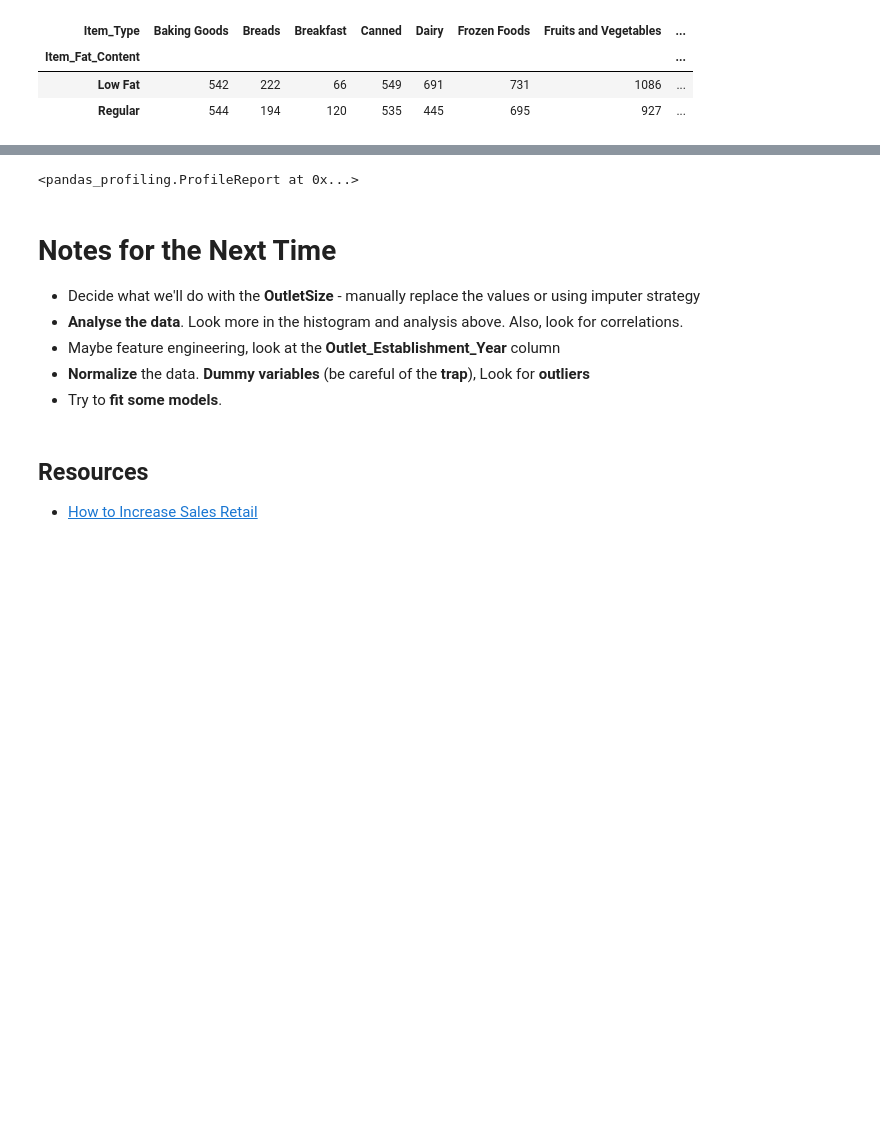
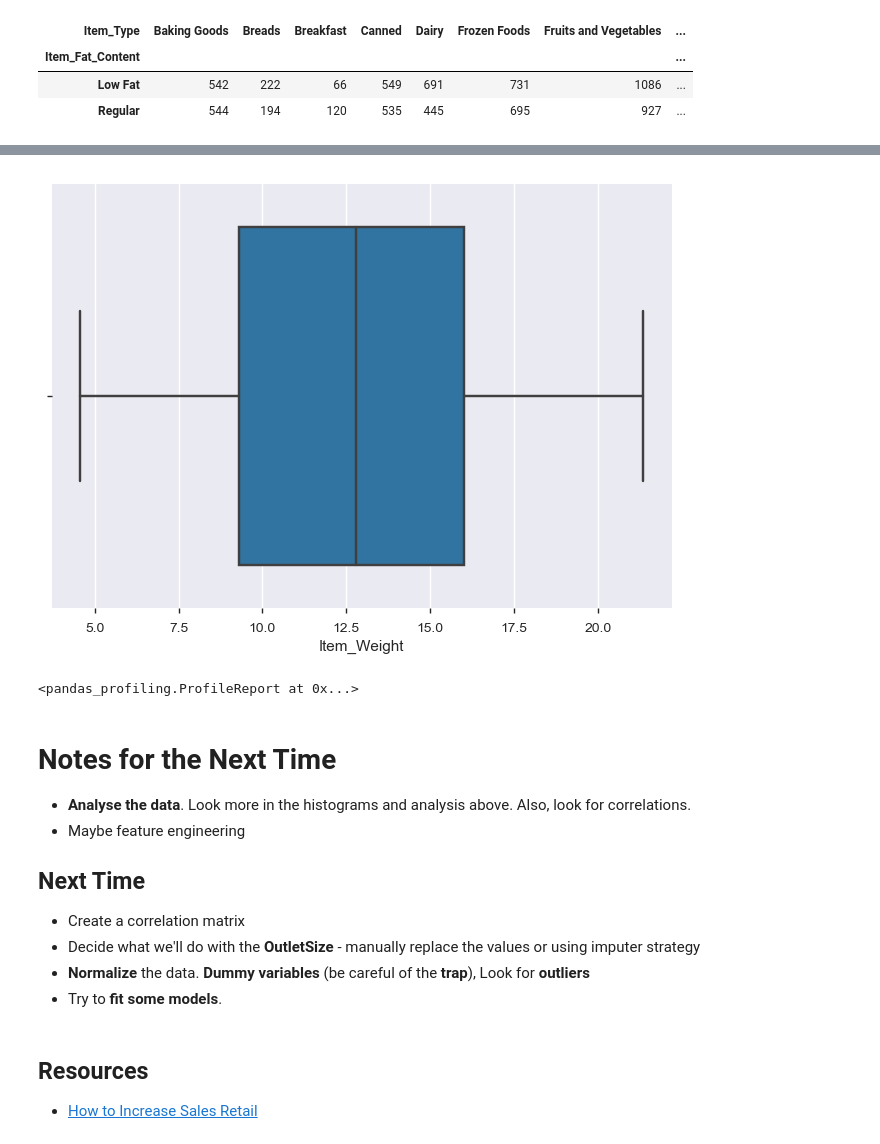
Before and after one commit to Ventsislav-Yordanov/Bigmart-Sales-Predictions, a Jupyter notebook: Bigmart Sales Predictions.ipynb, the cells around one changed output, grey strips where cells are left out. Cells and saved outputs as stored; diff of their text form; code cells hidden in the pictures; blank space fills up the shorter version.

```diff
--- a/Bigmart Sales Predictions.ipynb
+++ b/Bigmart Sales Predictions.ipynb
@@ -541,12 +596,19 @@ result
+# %%
+sns.boxplot(data.Item_Weight)
+plt.show()
+# %% [output]
+[figure, added]
 # %%
 pandas_profiling.ProfileReport(data)
 # %% [output]
 <pandas_profiling.ProfileReport at 0x...>
 # %% [markdown]
 # Notes for the Next Time
+* **Analyse the data**. Look more in the histograms and analysis above. Also, look for correlations.
+* Maybe feature engineering
+## Next Time
+* Create a correlation matrix
 * Decide what we'll do with the **OutletSize** - manually replace the values or using imputer strategy
-* **Analyse the data**. Look more in the histogram and analysis above. Also, look for correlations.
-* Maybe feature engineering, look at the **Outlet_Establishment_Year** column
 * **Normalize** the data. **Dummy variables** (be careful of the **trap**), Look for **outliers**
 * Try to **fit some models**.
 # %% [markdown]
```
Also changed, not shown: parts of 13 cells of this notebook.
